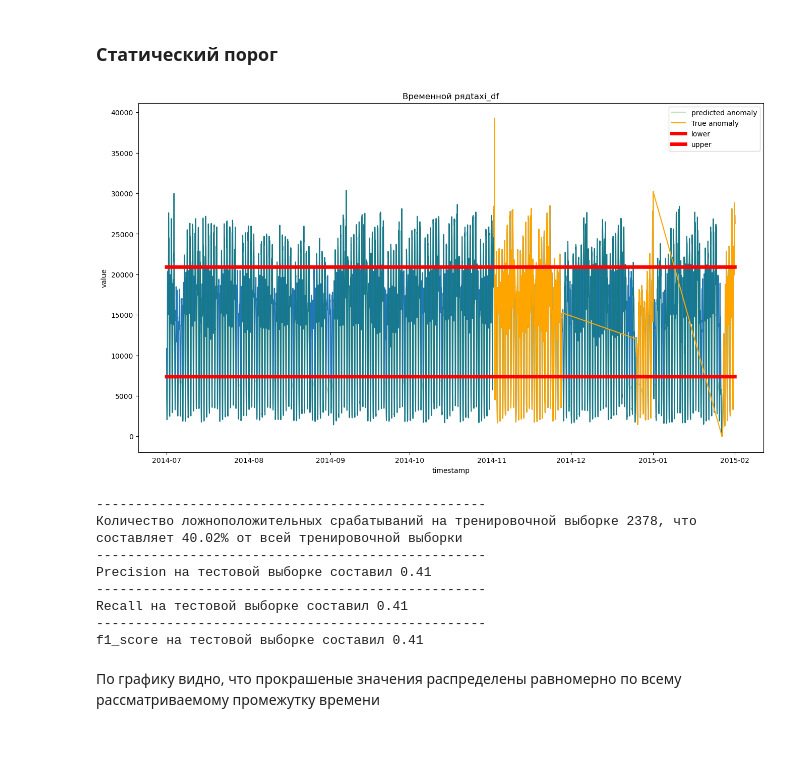
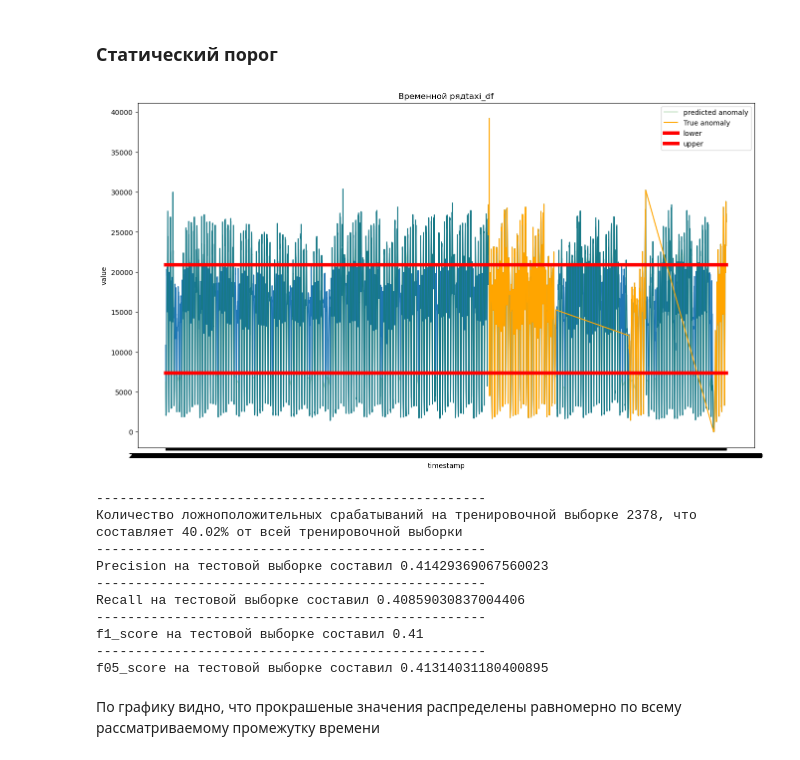
Before and after one commit to dperevyshin/automatic-generation-of-anomaly-thresholds-based-on-seasonality, a Jupyter notebook: Baseline.ipynb, the cells around one changed output. Drawn from its saved outputs; the diff is of its cells as text; code cells hidden in the pictures.

```diff
--- a/Baseline.ipynb
+++ b/Baseline.ipynb
@@ -13,6 +13,6 @@ cpu_df = pd.read_csv('~/Desktop/HSE_mag/Magister/Data/NAB/data/realKnownCause/cp
 # %%
 #добавим labels
-with open('/Users/dmitry/Desktop/HSE_mag/Magister/Data/NAB/labels/combined_labels.json') as f:
+with open('Data/NAB/labels/combined_labels.json') as f:
     labels = json.load(f)
 
 labels['realKnownCause/nyc_taxi.csv'].append(taxi_df['timestamp'].iloc[-1])
@@ -74,14 +74,29 @@ def predict_static(df, lower, upper):
 # %%
 def summary_const(df, X_train, X_test, y_train, y_test):
     print('-'*50)
+    false_positive_train_rate = np.round(X_train.predicted.sum() * 100 / X_train.shape[0], 2)
     print(f'Количество ложноположительных срабатываний на тренировочной выборке {X_train.predicted.sum()}, \
-что составляет {np.round(X_train.predicted.sum() * 100 / X_train.shape[0], 2)}% от всей тренировочной выборки' )
+что составляет {false_positive_train_rate}% от всей тренировочной выборки' )
     print('-'*50)
-    print(f'Precision на тестовой выборке составил {np.round(precision_score(X_test.predicted, y_test), 2)}')
+    precision = (precision_score(X_test.predicted, y_test))
+    print(f'Precision на тестовой выборке составил {precision}')
     print('-'*50)
-    print(f'Recall на тестовой выборке составил {np.round(recall_score(X_test.predicted, y_test), 2)}')
+    recall = (recall_score(X_test.predicted, y_test))
+    print(f'Recall на тестовой выборке составил {recall}')
     print('-'*50)
-    print(f'f1_score на тестовой выборке составил {np.round(f1_score(X_test.predicted, y_test), 2)}')
+    f1 = np.round(f1_score(X_test.predicted, y_test), 2)
+    print(f'f1_score на тестовой выборке составил {f1}')
+    print('-'*50)
+    f05 = (1 + 0.5**2) * precision * recall \
+                    / (0.5**2 * precision + recall)
+    print(f'f05_score на тестовой выборке составил {f05}')
+    return  {
+        'train_fp_rate':false_positive_train_rate,
+        'precision':precision,
+        'recall':recall,
+        'f1_score':f1,
+        'f05':f05
+    }
 # %%
 def static_method(df:pd.DataFrame, name_df:str = 'taxi_df'):
     X_train, y_train, X_test, y_test = train_test_timeseries_split(df, train_size=0.8)
@@ -108,19 +123,31 @@ def static_method(df:pd.DataFrame, name_df:str = 'taxi_df'):
 
     X_train = predict_static(X_train, lower, upper)
     X_test = predict_static(X_test, lower, upper)
-    summary_const(df, X_train, X_test, y_train, y_test)
+    metric = summary_const(df, X_train, X_test, y_train, y_test)
+    return {
+        'dataset': name_df,
+        'method':'static',
+        'threshold_type' : 'static_quantile',
+        'params':None,
+        **metric
+    }
+# %%
+research_columns = ['dataset', 'method', 'threshold_type', 'params','train_fp_rate', 'precision', 'recall', 'f1_score', 'f05']
+research_df = pd.DataFrame(columns=research_columns)
 # %%
-static_method(taxi_df)
+research_df.loc[0] = static_method(taxi_df)
 # %% [output]
-[figure, old version]
+[figure, new version]
 --------------------------------------------------
 Количество ложноположительных срабатываний на тренировочной выборке 2378, что составляет 40.02% от всей тренировочной выборки
 --------------------------------------------------
-Precision на тестовой выборке составил 0.41
+Precision на тестовой выборке составил 0.41429369067560023
 --------------------------------------------------
-Recall на тестовой выборке составил 0.41
+Recall на тестовой выборке составил 0.40859030837004406
 --------------------------------------------------
 f1_score на тестовой выборке составил 0.41
+--------------------------------------------------
+f05_score на тестовой выборке составил 0.41314031180400895
 # %% [markdown]
 По графику видно, что прокрашеные значения распределены равномерно по всему рассматриваемому промежутку времени
 # %%
```
Also changed, not shown: parts of 13 cells of this notebook, 3 other files.
